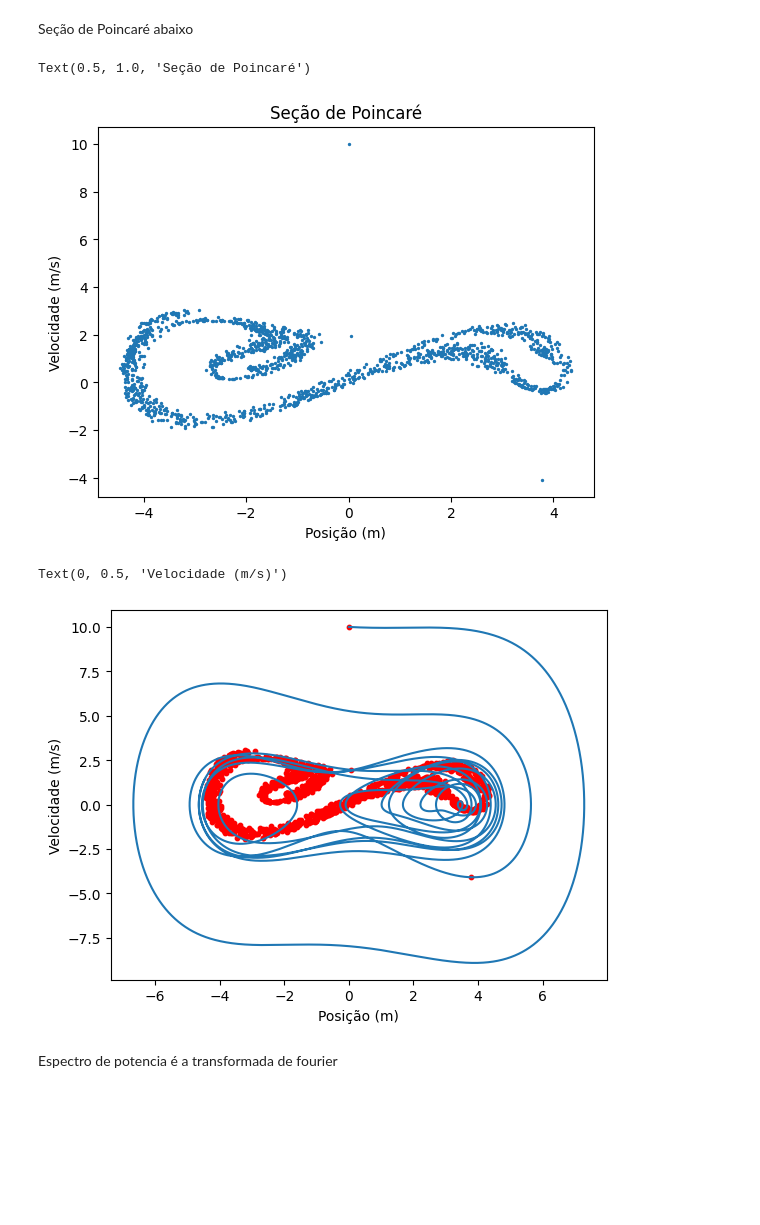
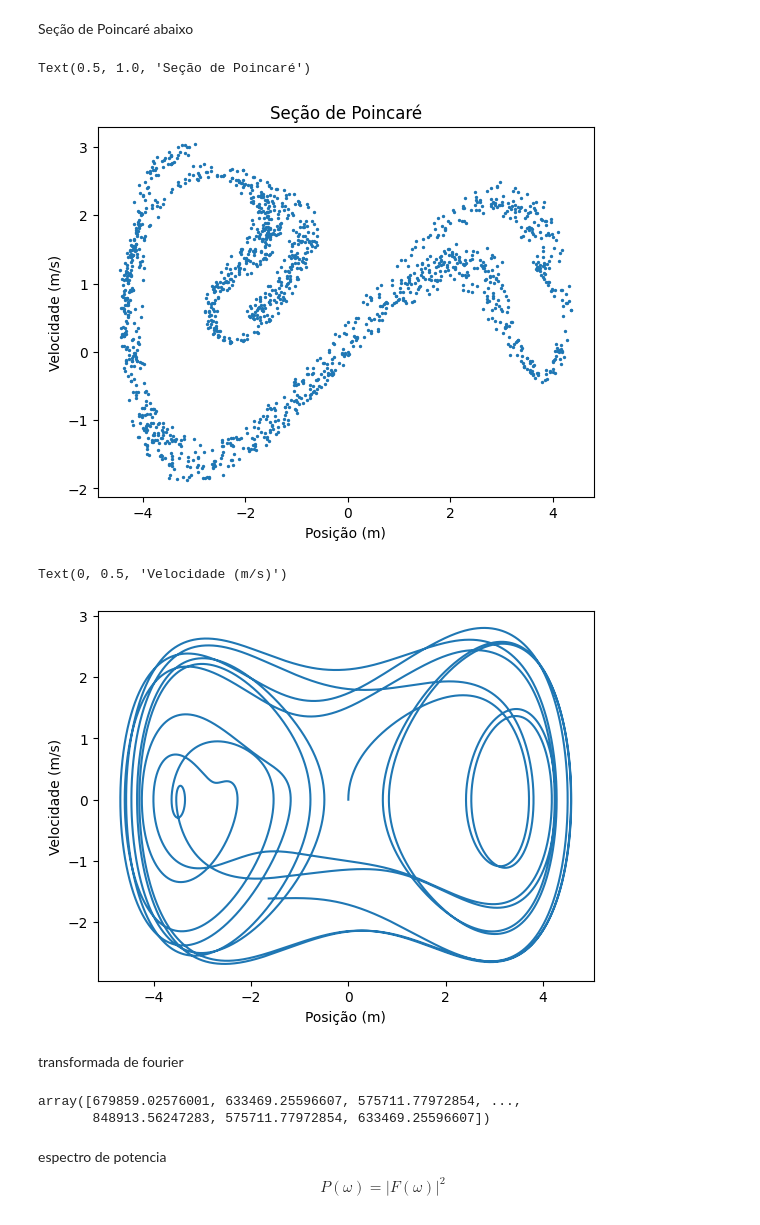
Before and after one commit to mickpires/Duffing-oscilator, a Jupyter notebook: duffing.ipynb, the cells around one changed output. Cells and saved outputs as stored; diff of their text form; code cells hidden in the pictures; blank space fills up the shorter version.

Commit message:
alterei a parte do espectro de potencia

```diff
--- a/duffing.ipynb
+++ b/duffing.ipynb
@@ -33,12 +33,13 @@ def edo(t,y):
 
     return [dvdt,dxdt]
 # %%
-condições_iniciais1 = [10,0] # velocidade e posição
+condições_iniciais1 = [0,0] # velocidade e posição
 # condições_iniciais2 = [0,0]
 t0 = 0
 tfinal = 10000
 incremento = 0.001
 ts = np.arange(t0, tfinal, incremento)
+
 
 sol1 = solve_ivp(edo,t_span=[t0,tfinal],y0=condições_iniciais1,t_eval=ts)
 # sol2 = solve_ivp(edo,t_span=[t0,tfinal],y0=condições_iniciais2,t_eval=ts)
@@ -78,18 +79,18 @@ plt.ylabel('Velocidade (m/s)')
 plt.title('Seção de Poincaré')
 # %% [output]
 Text(0.5, 1.0, 'Seção de Poincaré')
-[figure, old version]
+[figure, new version]
 # %%
 #diagrama de fases
 plt.plot(x1[:frames_especifico],v1[:frames_especifico])
-plt.scatter(x1[indice_poincare], v1[indice_poincare], s=10,c='red')
+# plt.scatter(x1[indice_poincare], v1[indice_poincare], s=10,c='red')
 #plt.plot(x2[:frames_especifico],v2[:frames_especifico])
 plt.xlabel('Posição (m)')
 plt.ylabel('Velocidade (m/s)')
 # %% [output]
 Text(0, 0.5, 'Velocidade (m/s)')
-[figure, old version]
+[figure, new version]
-# %% [markdown]
-Espectro de potencia é a transformada de fourier
+# %% [markdown]
+transformada de fourier
 # %%
 xf = fft(x1)
@@ -98 +98,8 @@ vf = fft(v1)
+# %%
+np.abs(xf)
+# %% [output]
+array([679859.02576001, 633469.25596607, 575711.77972854, ...,
+       848913.56247283, 575711.77972854, 633469.25596607])
+# %% [markdown]
+espectro de potencia $$ P(\omega) = |F(\omega)|^2 $$
 # %%
```
Also changed, not shown: parts of 5 cells of this notebook.
